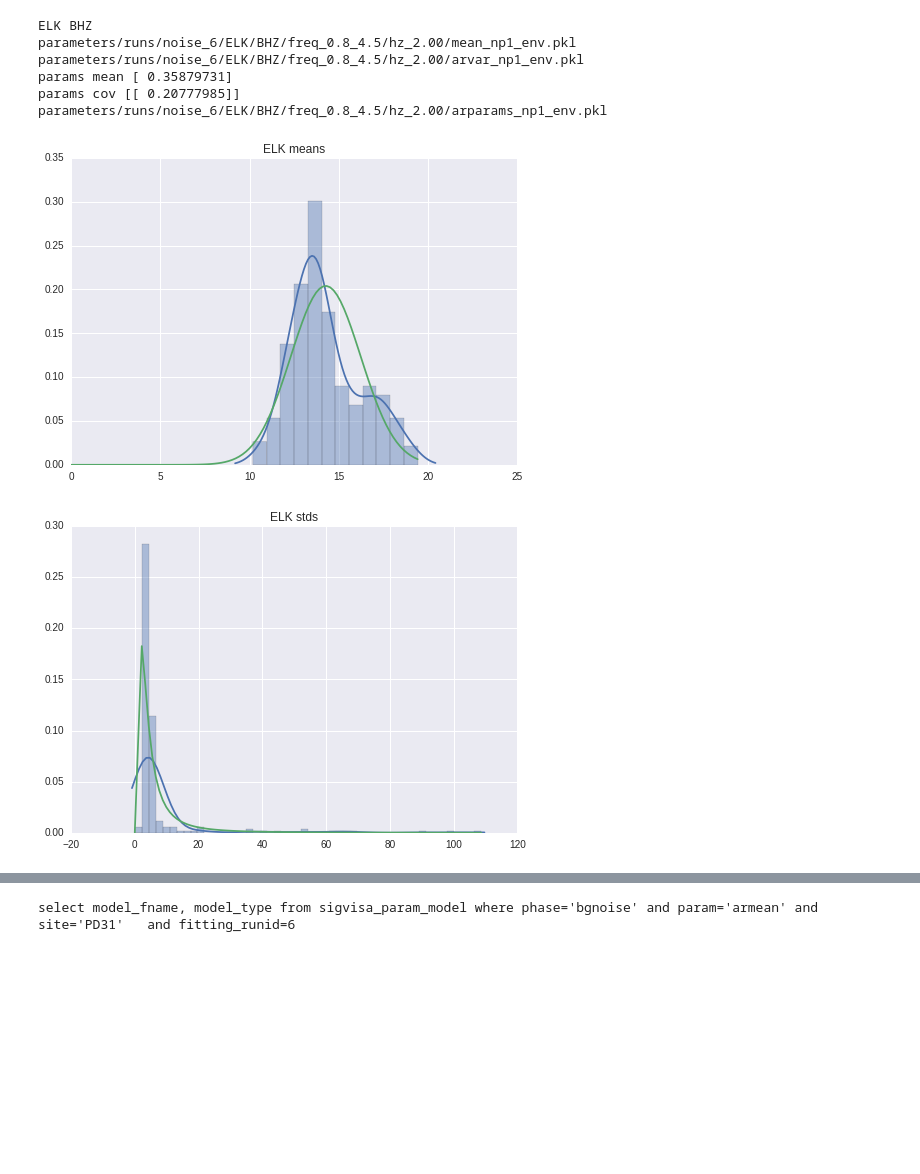
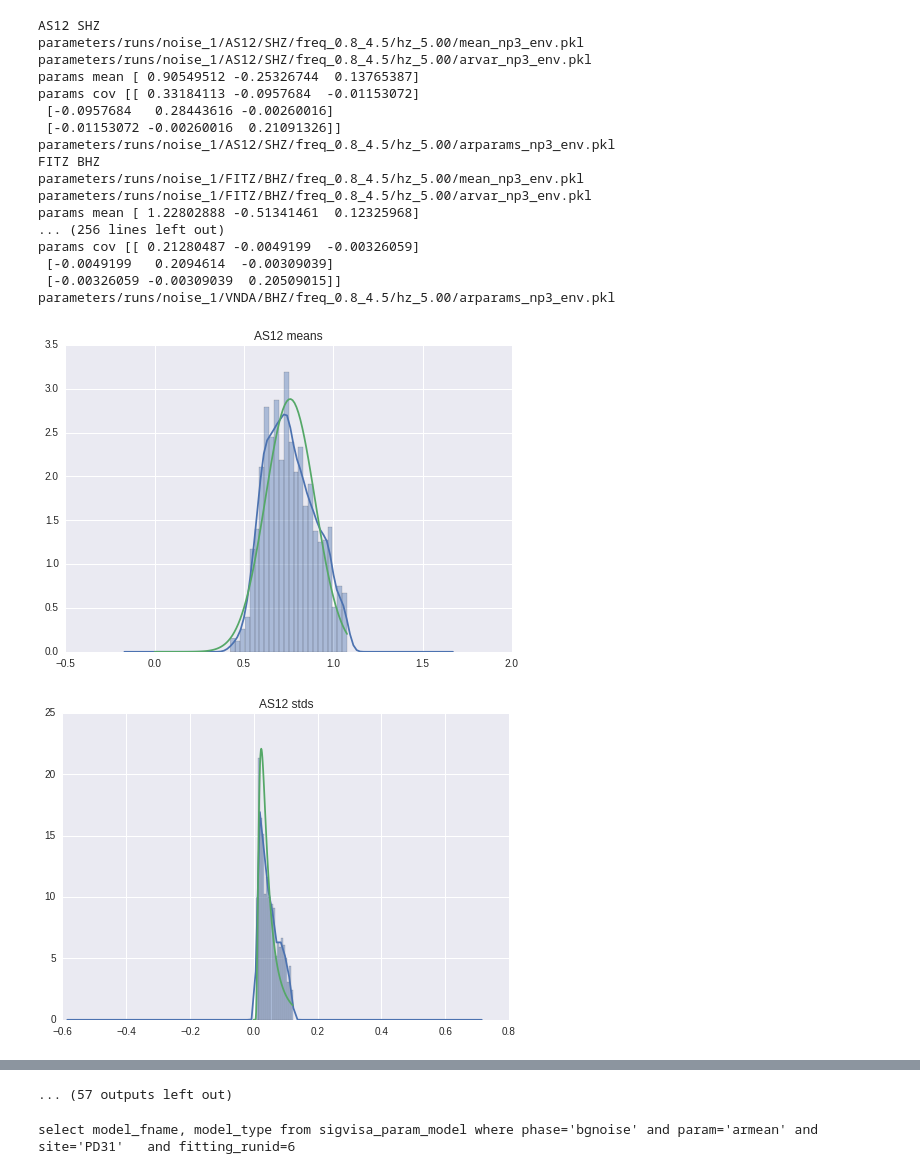
Before and after one commit to davmre/sigvisa, a Jupyter notebook: notebooks/training_station_noise_priors.ipynb, the cells around one changed output, grey strips where cells are left out. Cells and saved outputs as stored; diff of their text form; code cells hidden in the pictures; blank space fills up the shorter version.

```diff
--- a/notebooks/training_station_noise_priors.ipynb
+++ b/notebooks/training_station_noise_priors.ipynb
@@ -146,40 +146,52 @@ def train_noise_mean_priors(runid, sta, band, hz, env, mean_upper_cutoff=None, m
 # %%
 
 
 
 sites="ANMO,ELK,ILAR,KDAK,NEW,NVAR,PDAR,PFO,TXAR,ULM,YBH,YKA".split(",")
+sites=stas = "ASAR,FITZ,ILAR,MKAR,WRA,YKA,KURK,SONM,BVAR,CTA,CMAR,ZALV,AKTO,INK,AAK,AKBB,ARCES,CPUP,DZM,FINES,JKA,KBZ,KSRS,LPAZ,NOA,NVAR,PETK,PLCA,PMG,STKA,TORD,URZ,USRK,VNDA".split(",")
 band="freq_0.8_4.5"
-hz=2
+hz=5
 env=True
 llnl=True
-for site in ["ELK",]:
+for site in sites:
     sta = Sigvisa().get_default_sta(site)
     chan = Sigvisa().default_vertical_channel[sta]
     print sta, chan
     if chan=="sz":
         chan="SHZ"
     if chan=="bz":
         chan="BHZ"
 
-    if sta=="NEW":
-        cutoff = 50
-    else:
-        cutoff = None
+    #if sta=="NEW":
+    #    cutoff = 50
+    #else:
+    cutoff = None
 
-    if sta=="ELK":
-        low_cutoff=10
-    else:
-        low_cutoff=None
+    #if sta=="ELK":
+    #    low_cutoff=10
+    #else:
+    low_cutoff=None
 
-    train_noise_mean_priors(runid=6, sta=sta, band="freq_0.8_4.5", chan=chan, hz=2,
+    train_noise_mean_priors(runid=1, sta=sta, band="freq_0.8_4.5", chan=chan, hz=hz,
                             env=True, mean_upper_cutoff=cutoff,
-                           mean_lower_cutoff=low_cutoff)
+                            mean_lower_cutoff=low_cutoff)
 # %% [output]
-ELK BHZ
-parameters/runs/noise_6/ELK/BHZ/freq_0.8_4.5/hz_2.00/mean_np1_env.pkl
-parameters/runs/noise_6/ELK/BHZ/freq_0.8_4.5/hz_2.00/arvar_np1_env.pkl
-params mean [ 0.35879731]
-params cov [[ 0.20777985]]
-parameters/runs/noise_6/ELK/BHZ/freq_0.8_4.5/hz_2.00/arparams_np1_env.pkl
+AS12 SHZ
+parameters/runs/noise_1/AS12/SHZ/freq_0.8_4.5/hz_5.00/mean_np3_env.pkl
+parameters/runs/noise_1/AS12/SHZ/freq_0.8_4.5/hz_5.00/arvar_np3_env.pkl
+params mean [ 0.90549512 -0.25326744  0.13765387]
+params cov [[ 0.33184113 -0.0957684  -0.01153072]
+ [-0.0957684   0.28443616 -0.00260016]
+ [-0.01153072 -0.00260016  0.21091326]]
+parameters/runs/noise_1/AS12/SHZ/freq_0.8_4.5/hz_5.00/arparams_np3_env.pkl
+FITZ BHZ
+parameters/runs/noise_1/FITZ/BHZ/freq_0.8_4.5/hz_5.00/mean_np3_env.pkl
+parameters/runs/noise_1/FITZ/BHZ/freq_0.8_4.5/hz_5.00/arvar_np3_env.pkl
+params mean [ 1.22802888 -0.51341461  0.12325968]
+... (256 lines left out)
+params cov [[ 0.21280487 -0.0049199  -0.00326059]
+ [-0.0049199   0.2094614  -0.00309039]
+ [-0.00326059 -0.00309039  0.20509015]]
+parameters/runs/noise_1/VNDA/BHZ/freq_0.8_4.5/hz_5.00/arparams_np3_env.pkl
-[figure, old version]
+[figure, new version]
-[figure, old version]
+[figure, new version]
@@ -186,3 +207,4 @@ parameters/runs/noise_6/ELK/BHZ/freq_0.8_4.5/hz_2.00/arparams_np1_env.pkl
+... (57 outputs left out)
 # %%
 from sigvisa.learn.train_param_common import load_model
 
```
Also changed, not shown: parts of 1 cell of this notebook, 6 other files.
